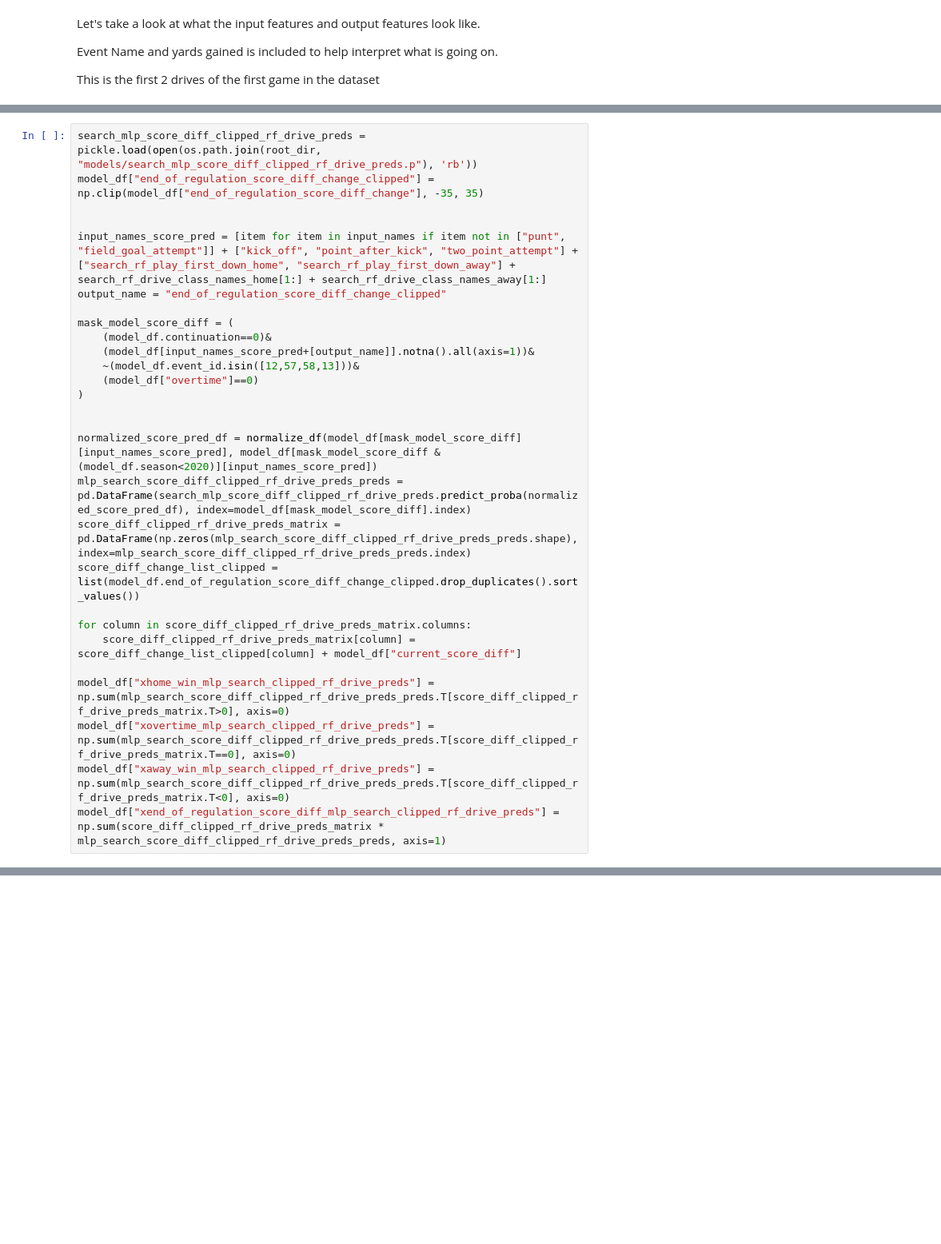
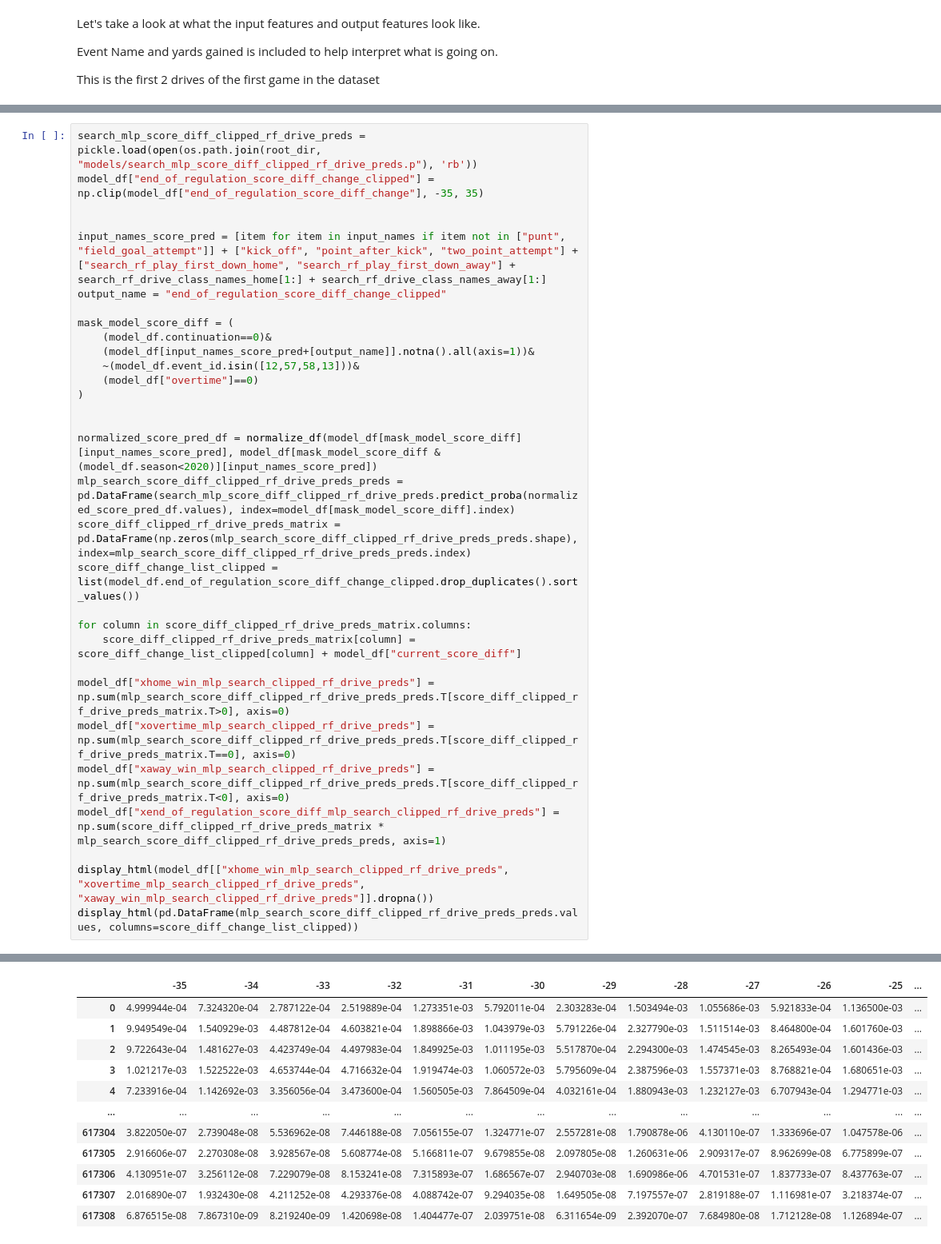
Before and after one commit to lucas-haupt/nfl-live-win-probability, a Jupyter notebook: notebooks/model_1.0_tutorial.ipynb, the cells around one changed output, grey strips where cells are left out. Shown at 80% size. Cells and saved outputs as stored; diff of their text form; blank space fills up the shorter version.

Commit message:
Updates to model tutorial

```diff
--- a/notebooks/model_1.0_tutorial.ipynb
+++ b/notebooks/model_1.0_tutorial.ipynb
@@ -296,7 +301,7 @@ mask_model_score_diff = (
 
 
 normalized_score_pred_df = normalize_df(model_df[mask_model_score_diff][input_names_score_pred], model_df[mask_model_score_diff & (model_df.season<2020)][input_names_score_pred])
-mlp_search_score_diff_clipped_rf_drive_preds_preds = pd.DataFrame(search_mlp_score_diff_clipped_rf_drive_preds.predict_proba(normalized_score_pred_df), index=model_df[mask_model_score_diff].index)
+mlp_search_score_diff_clipped_rf_drive_preds_preds = pd.DataFrame(search_mlp_score_diff_clipped_rf_drive_preds.predict_proba(normalized_score_pred_df.values), index=model_df[mask_model_score_diff].index)
 score_diff_clipped_rf_drive_preds_matrix = pd.DataFrame(np.zeros(mlp_search_score_diff_clipped_rf_drive_preds_preds.shape), index=mlp_search_score_diff_clipped_rf_drive_preds_preds.index)
 score_diff_change_list_clipped = list(model_df.end_of_regulation_score_diff_change_clipped.drop_duplicates().sort_values())
 
@@ -307,3 +312,7 @@ model_df["xhome_win_mlp_search_clipped_rf_drive_preds"] = np.sum(mlp_search_scor
 model_df["xovertime_mlp_search_clipped_rf_drive_preds"] = np.sum(mlp_search_score_diff_clipped_rf_drive_preds_preds.T[score_diff_clipped_rf_drive_preds_matrix.T==0], axis=0)
 model_df["xaway_win_mlp_search_clipped_rf_drive_preds"] = np.sum(mlp_search_score_diff_clipped_rf_drive_preds_preds.T[score_diff_clipped_rf_drive_preds_matrix.T<0], axis=0)
 model_df["xend_of_regulation_score_diff_mlp_search_clipped_rf_drive_preds"] = np.sum(score_diff_clipped_rf_drive_preds_matrix * mlp_search_score_diff_clipped_rf_drive_preds_preds, axis=1)
+
+display_html(model_df[["xhome_win_mlp_search_clipped_rf_drive_preds", "xovertime_mlp_search_clipped_rf_drive_preds", "xaway_win_mlp_search_clipped_rf_drive_preds"]].dropna())
+display_html(pd.DataFrame(mlp_search_score_diff_clipped_rf_drive_preds_preds.values, columns=score_diff_change_list_clipped))
+# %% [output]
@@ -309,0 +332,12 @@ model_df["xend_of_regulation_score_diff_mlp_search_clipped_rf_drive_preds"] = np
+|  | -35 | -34 | -33 | -32 | -31 | -30 | -29 | -28 | -27 | -26 | -25 | ... |
+| 0 | 4.999944e-04 | 7.324320e-04 | 2.787122e-04 | 2.519889e-04 | 1.273351e-03 | 5.792011e-04 | 2.303283e-04 | 1.503494e-03 | 1.055686e-03 | 5.921833e-04 | 1.136500e-03 | ... |
+| 1 | 9.949549e-04 | 1.540929e-03 | 4.487812e-04 | 4.603821e-04 | 1.898866e-03 | 1.043979e-03 | 5.791226e-04 | 2.327790e-03 | 1.511514e-03 | 8.464800e-04 | 1.601760e-03 | ... |
+| 2 | 9.722643e-04 | 1.481627e-03 | 4.423749e-04 | 4.497983e-04 | 1.849925e-03 | 1.011195e-03 | 5.517870e-04 | 2.294300e-03 | 1.474545e-03 | 8.265493e-04 | 1.601436e-03 | ... |
+| 3 | 1.021217e-03 | 1.522522e-03 | 4.653744e-04 | 4.716632e-04 | 1.919474e-03 | 1.060572e-03 | 5.795609e-04 | 2.387596e-03 | 1.557371e-03 | 8.768821e-04 | 1.680651e-03 | ... |
+| 4 | 7.233916e-04 | 1.142692e-03 | 3.356056e-04 | 3.473600e-04 | 1.560505e-03 | 7.864509e-04 | 4.032161e-04 | 1.880943e-03 | 1.232127e-03 | 6.707943e-04 | 1.294771e-03 | ... |
+| ... | ... | ... | ... | ... | ... | ... | ... | ... | ... | ... | ... | ... |
+| 617304 | 3.822050e-07 | 2.739048e-08 | 5.536962e-08 | 7.446188e-08 | 7.056155e-07 | 1.324771e-07 | 2.557281e-08 | 1.790878e-06 | 4.130110e-07 | 1.333696e-07 | 1.047578e-06 | ... |
+| 617305 | 2.916606e-07 | 2.270308e-08 | 3.928567e-08 | 5.608774e-08 | 5.166811e-07 | 9.679855e-08 | 2.097805e-08 | 1.260631e-06 | 2.909317e-07 | 8.962699e-08 | 6.775899e-07 | ... |
+| 617306 | 4.130951e-07 | 3.256112e-08 | 7.229079e-08 | 8.153241e-08 | 7.315893e-07 | 1.686567e-07 | 2.940703e-08 | 1.690986e-06 | 4.701531e-07 | 1.837733e-07 | 8.437763e-07 | ... |
+| 617307 | 2.016890e-07 | 1.932430e-08 | 4.211252e-08 | 4.293376e-08 | 4.088742e-07 | 9.294035e-08 | 1.649505e-08 | 7.197557e-07 | 2.819188e-07 | 1.116981e-07 | 3.218374e-07 | ... |
+| 617308 | 6.876515e-08 | 7.867310e-09 | 8.219240e-09 | 1.420698e-08 | 1.404477e-07 | 2.039751e-08 | 6.311654e-09 | 2.392070e-07 | 7.684980e-08 | 1.712128e-08 | 1.126894e-07 | ... |
```
Also changed, not shown: parts of 4 cells of this notebook, 1 other file.
